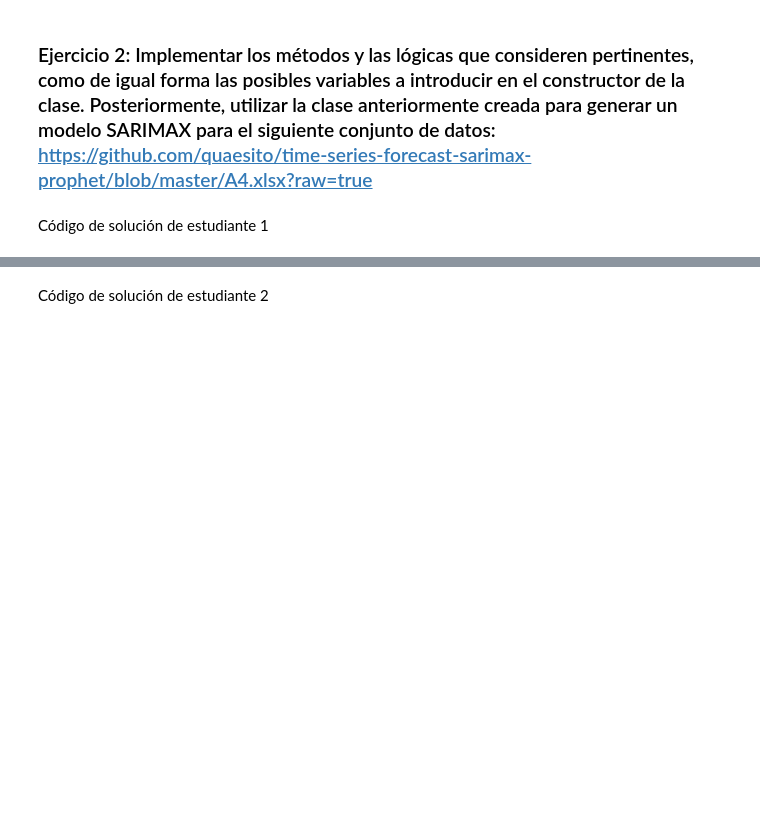
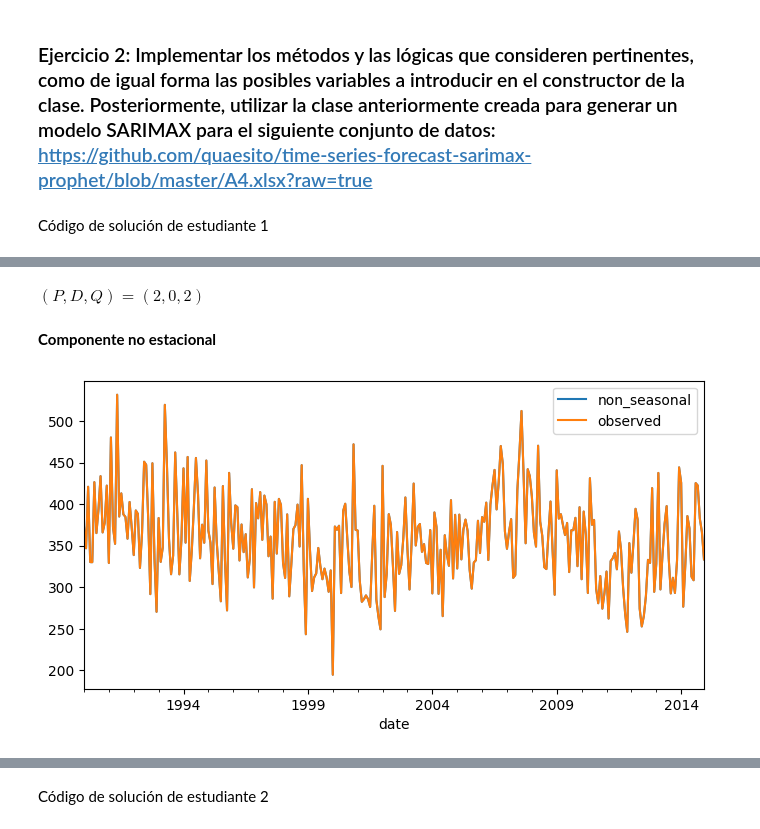
Before and after one commit to xagallegos/ProyectoConjunto_XGallegos_CERodriguez, a Jupyter notebook: Tarea3.ipynb, the cells around one changed output, grey strips where cells are left out. Drawn from its saved outputs; the diff is of its cells as text; code cells hidden in the pictures; blank space fills up the shorter version.

```diff
--- a/Tarea3.ipynb
+++ b/Tarea3.ipynb
@@ -435,0 +299,8 @@ decomposed_series = forecast.seasonal_decomposition((5,10), plot=True)
+# %% [markdown]
+$(P, D, Q) = (2, 0, 2)$
+# %% [markdown]
+**Componente no estacional**
+# %%
+forecast.plot_non_seasonal()
+# %% [output]
+[figure, added]
```
Also changed, not shown: parts of 33 cells of this notebook.
